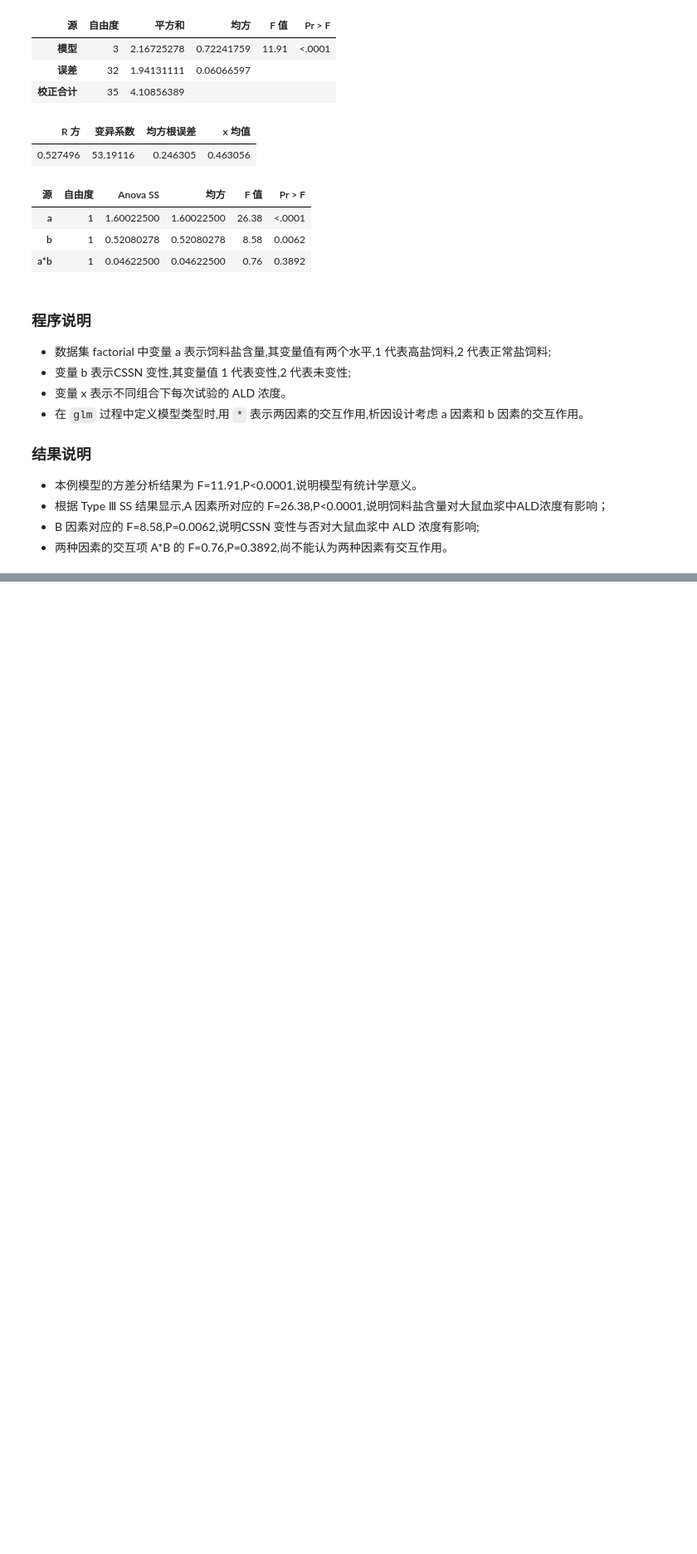
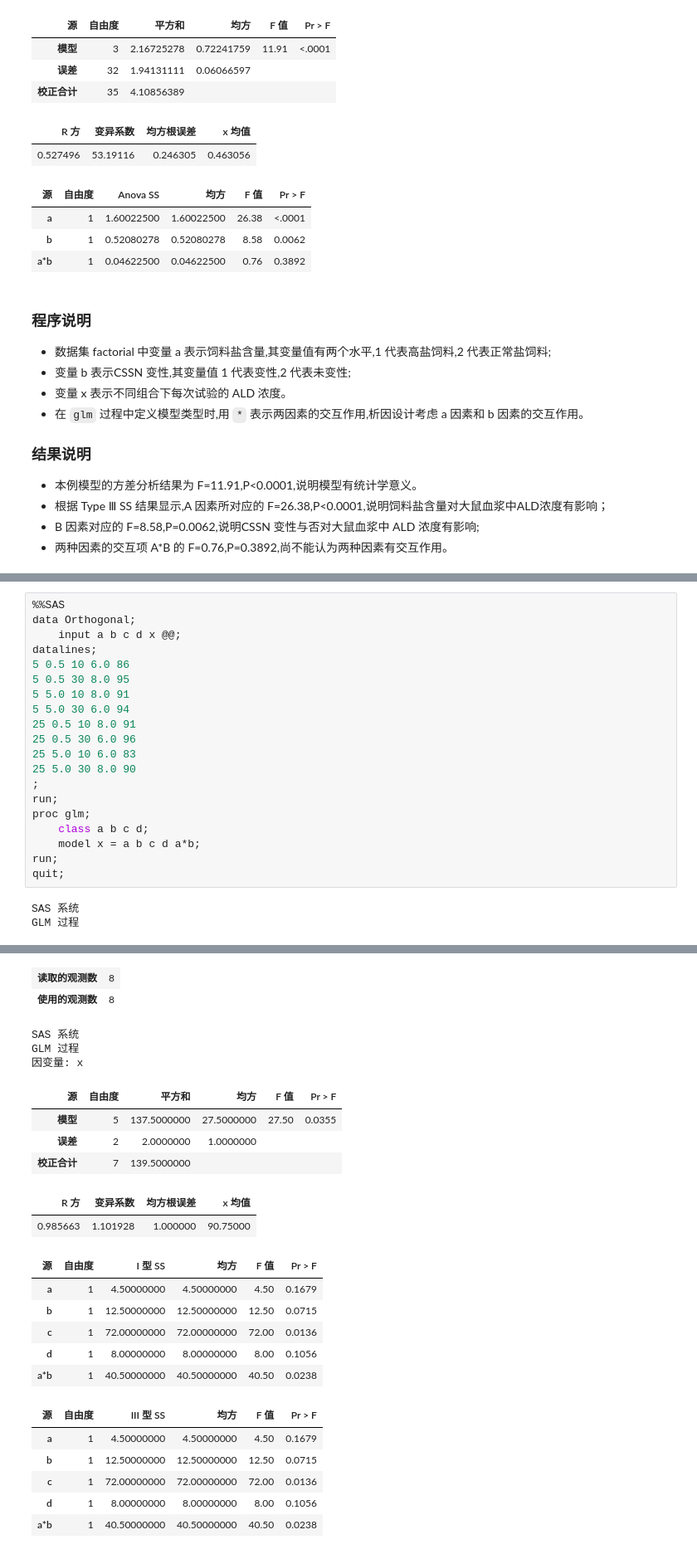
Before and after one commit to pumc-zhou/Med-Stat-Notes, a Jupyter notebook: Guide/SAS/25-06-01-multi-sample-ANOVA.ipynb, the cells around one changed output, grey strips where cells are left out. Shown at 83% size. Cells and saved outputs as stored; diff of their text form; blank space fills up the shorter version.

```diff
--- a/Guide/SAS/25-06-01-multi-sample-ANOVA.ipynb
+++ b/Guide/SAS/25-06-01-multi-sample-ANOVA.ipynb
@@ -461,0 +610,23 @@ ANOVA 过程
+# %%
+%%SAS
+data Orthogonal;
+    input a b c d x @@;
+datalines;
+5 0.5 10 6.0 86
+5 0.5 30 8.0 95
+5 5.0 10 8.0 91
+5 5.0 30 6.0 94
+25 0.5 10 8.0 91
+25 0.5 30 6.0 96
+25 5.0 10 6.0 83
+25 5.0 30 8.0 90
+;
+run;
+proc glm;
+    class a b c d;
+    model x = a b c d a*b;
+run;
+quit;
+# %% [output]
+SAS 系统
+GLM 过程
@@ -461,0 +639,23 @@ ANOVA 过程
+| 读取的观测数 | 8 |
+| 使用的观测数 | 8 |
+SAS 系统
+GLM 过程
+因变量: x
+| 源 | 自由度 | 平方和 | 均方 | F 值 | Pr > F |
+| 模型 | 5 | 137.5000000 | 27.5000000 | 27.50 | 0.0355 |
+| 误差 | 2 | 2.0000000 | 1.0000000 |  |  |
+| 校正合计 | 7 | 139.5000000 |  |  |  |
+| R 方 | 变异系数 | 均方根误差 | x 均值 |
+| 0.985663 | 1.101928 | 1.000000 | 90.75000 |
+| 源 | 自由度 | I 型 SS | 均方 | F 值 | Pr > F |
+| a | 1 | 4.50000000 | 4.50000000 | 4.50 | 0.1679 |
+| b | 1 | 12.50000000 | 12.50000000 | 12.50 | 0.0715 |
+| c | 1 | 72.00000000 | 72.00000000 | 72.00 | 0.0136 |
+| d | 1 | 8.00000000 | 8.00000000 | 8.00 | 0.1056 |
+| a*b | 1 | 40.50000000 | 40.50000000 | 40.50 | 0.0238 |
+| 源 | 自由度 | III 型 SS | 均方 | F 值 | Pr > F |
+| a | 1 | 4.50000000 | 4.50000000 | 4.50 | 0.1679 |
+| b | 1 | 12.50000000 | 12.50000000 | 12.50 | 0.0715 |
+| c | 1 | 72.00000000 | 72.00000000 | 72.00 | 0.0136 |
+| d | 1 | 8.00000000 | 8.00000000 | 8.00 | 0.1056 |
+| a*b | 1 | 40.50000000 | 40.50000000 | 40.50 | 0.0238 |
```
Also changed, not shown: parts of 12 cells of this notebook, 6 other files.
